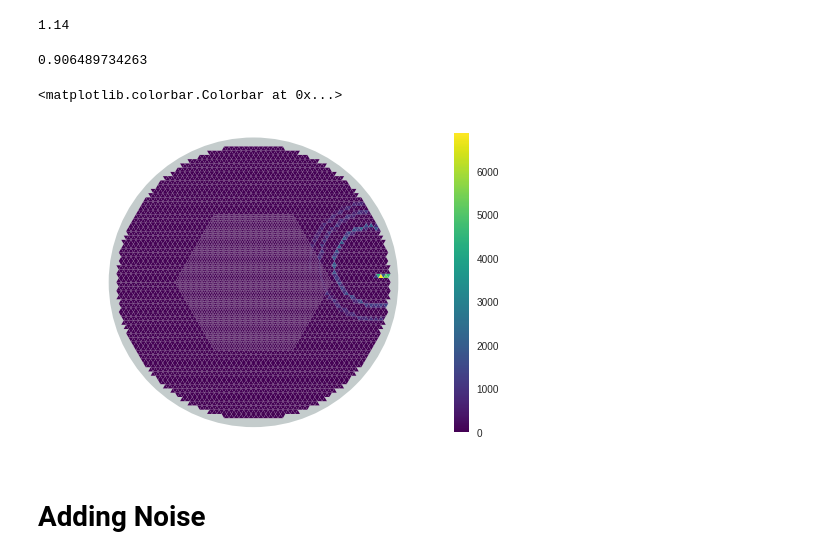
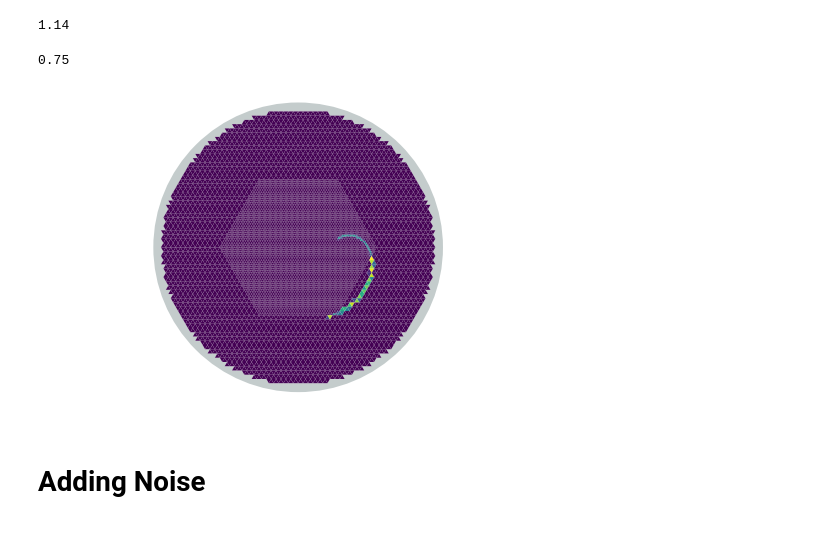
Before and after one commit to jtaylorz/attpc-event-classification, a Jupyter notebook: jupyter-notebooks/SimTest_p.ipynb, the cells around one changed output. Drawn from its saved outputs; the diff is of its cells as text; code cells hidden in the pictures.

```diff
--- a/jupyter-notebooks/SimTest_p.ipynb
+++ b/jupyter-notebooks/SimTest_p.ipynb
@@ -22,7 +22,7 @@ import h5py
 # %% [markdown]
 # Generating Parameters
 # %%
-with open('/home/taylor/Documents/independent-research/req-files/config_e15503b_p.yml', 'r') as f:
+with open('../req-files/config_e15503b_p_NOTILT.yml', 'r') as f:
     config = yaml.load(f)
 
 beam_enu0 = config['beam_enu0']
@@ -50,9 +50,9 @@ pgen = uniform_param_generator(beam_enu0, beam_mass, beam_charge, mass_num, max_
 # of the form ([x0, y0, z0, enu0, azi0, pol0], [beam vector (3d)])
 p = next(pgen)
 
-#p[0][0] = -0.00791423
-#p[0][1] =  0.0030299
-#p[0][2] = 0.56803276
+p[0][0] = 0.0
+p[0][1] =  0.0
+p[0][2] = 0.75
 #p[0][3] = 1.83097548
 #p[0][4] =  0.11137931
 #p[0][5] =  2.01473709
@@ -61,7 +61,7 @@ p = next(pgen)
 #print(p[0]) # [x0, y0, z0, enu0, azi0, pol0]
 print(p[0][2]) # [beam vector (3d)] ?? x,y,z?
 # %% [output]
-0.906489734263
+0.75
 # %%
 sim = EventSimulator(config)
 # %%
@@ -81,17 +81,15 @@ evtClipNoise, ctr = sim.make_event(p[0][0], p[0][1], p[0][2], p[0][3], p[0][4],
 # %%
 hits = np.zeros(10240)
 for k, v in evtClean.items():
     #if hitmask[k]:
     hits[k] += v.max()
 
 fig, sm = pad_plot(hits, scale='linear', cmap='viridis')
-plt.colorbar(sm)
+#plt.colorbar(sm)
 
-#plt.savefig('/home/taylor/Documents/independent-research/event-gen/plots/p_evt_00.pdf')
-#plt.savefig('/home/taylor/Documents/independent-research/event-gen/plots/BAD_evt_example.pdf')
+#plt.savefig('../plots/thesis/trackOrientation8.png')
 # %% [output]
-<matplotlib.colorbar.Colorbar at 0x...>
-[figure, old version]
+[figure, new version]
 # %% [markdown]
 # Adding Noise
 # %%
```
Also changed, not shown: parts of 20 cells of this notebook, 2 other files.
